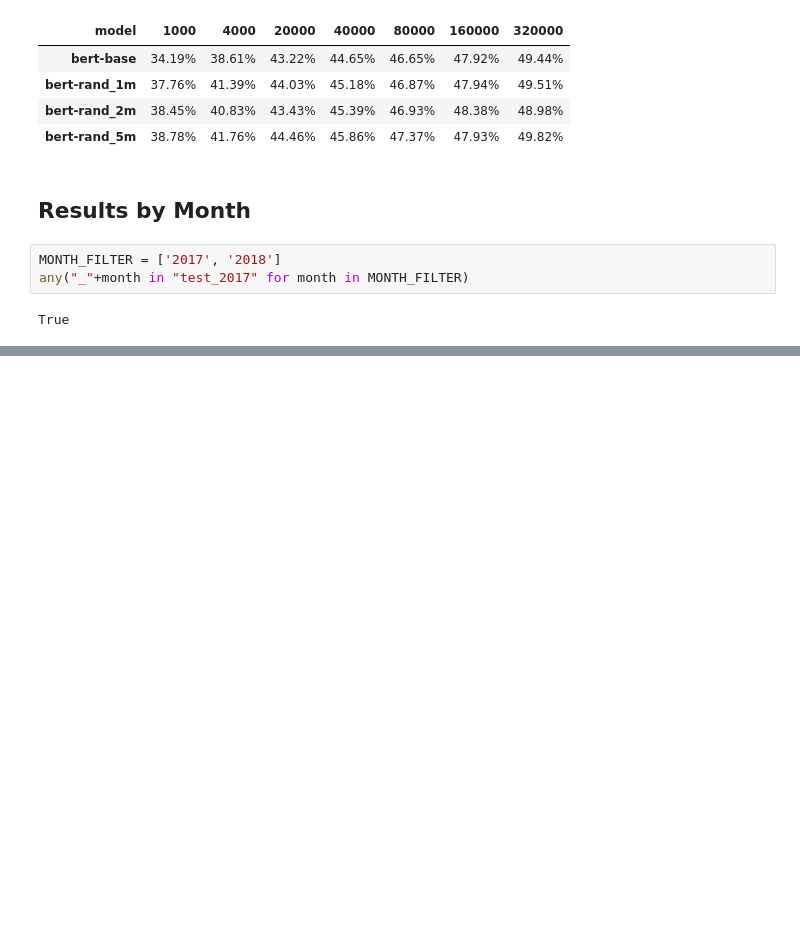
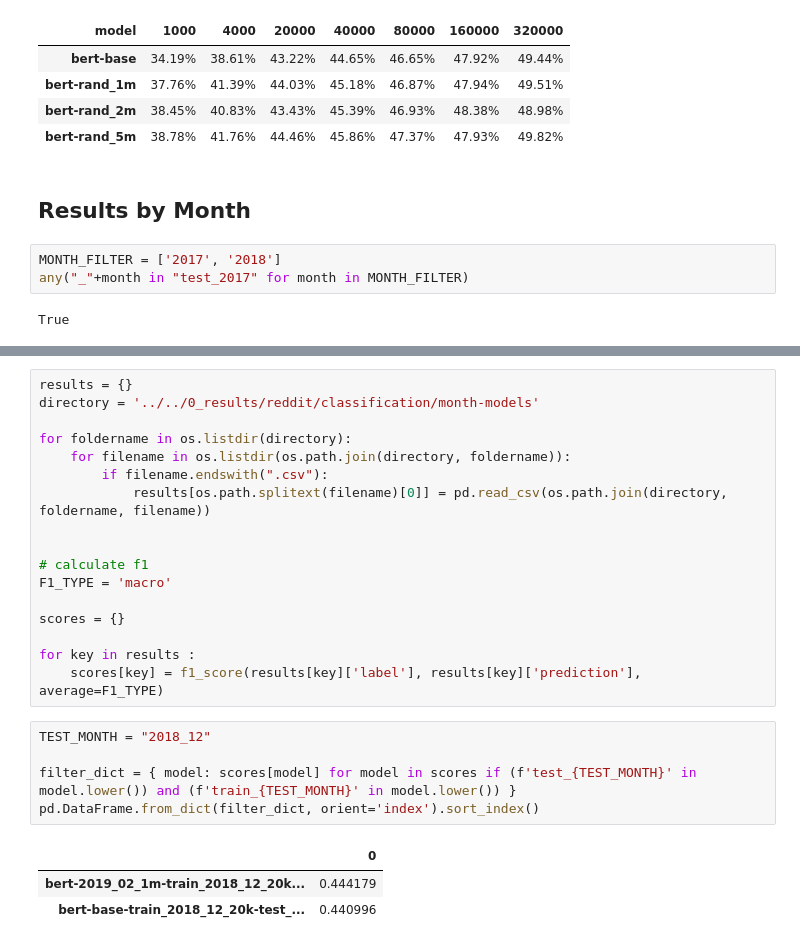
Before and after one commit to paul-rottger/temporal-adaptation, a Jupyter notebook: 4_evaluation/classification/evaluate_classification_results.ipynb, the cells around one changed output, grey strips where cells are left out. Saved outputs shown, nothing was run; the diff lists cells and outputs as text; blank space fills up the shorter version.

```diff
--- a/4_evaluation/classification/evaluate_classification_results.ipynb
+++ b/4_evaluation/classification/evaluate_classification_results.ipynb
@@ -619,0 +633,26 @@ plot_F1_monthly('macro', 'shift+2')
+# %%
+results = {}
+directory = '../../0_results/reddit/classification/month-models'
+
+for foldername in os.listdir(directory):
+    for filename in os.listdir(os.path.join(directory, foldername)):
+        if filename.endswith(".csv"):
+            results[os.path.splitext(filename)[0]] = pd.read_csv(os.path.join(directory, foldername, filename))
+
+
+# calculate f1
+F1_TYPE = 'macro'
+
+scores = {}
+
+for key in results :
+    scores[key] = f1_score(results[key]['label'], results[key]['prediction'], average=F1_TYPE)
+# %%
+TEST_MONTH = "2018_12"
+
+filter_dict = { model: scores[model] for model in scores if (f'test_{TEST_MONTH}' in model.lower()) and (f'train_{TEST_MONTH}' in model.lower()) }
+pd.DataFrame.from_dict(filter_dict, orient='index').sort_index()
+# %% [output]
+|  | 0 |
+| bert-2019_02_1m-train_2018_12_20k... | 0.444179 |
+| bert-base-train_2018_12_20k-test_... | 0.440996 |
```
Also changed, not shown: parts of 3 cells of this notebook, 8 other files.
